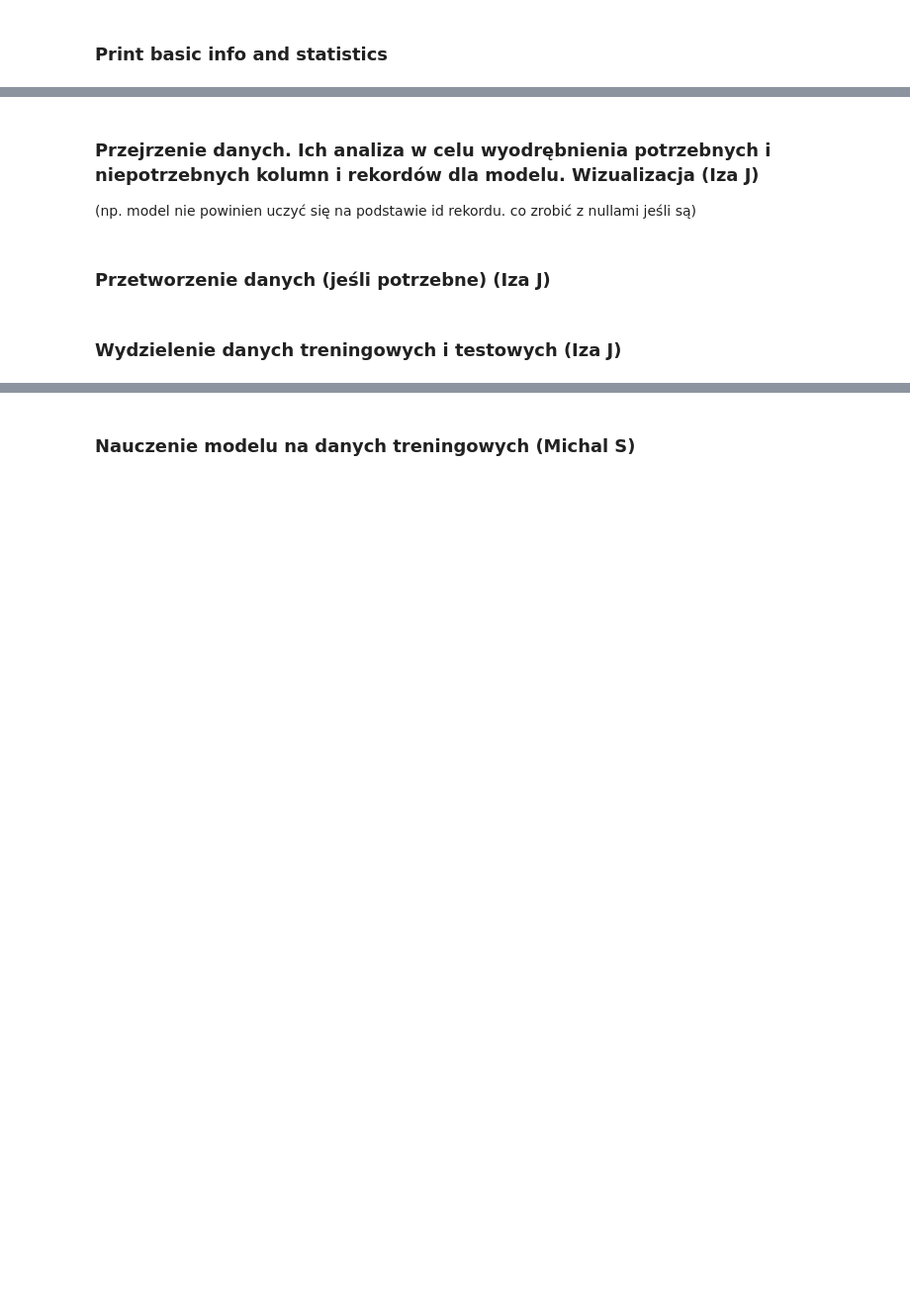
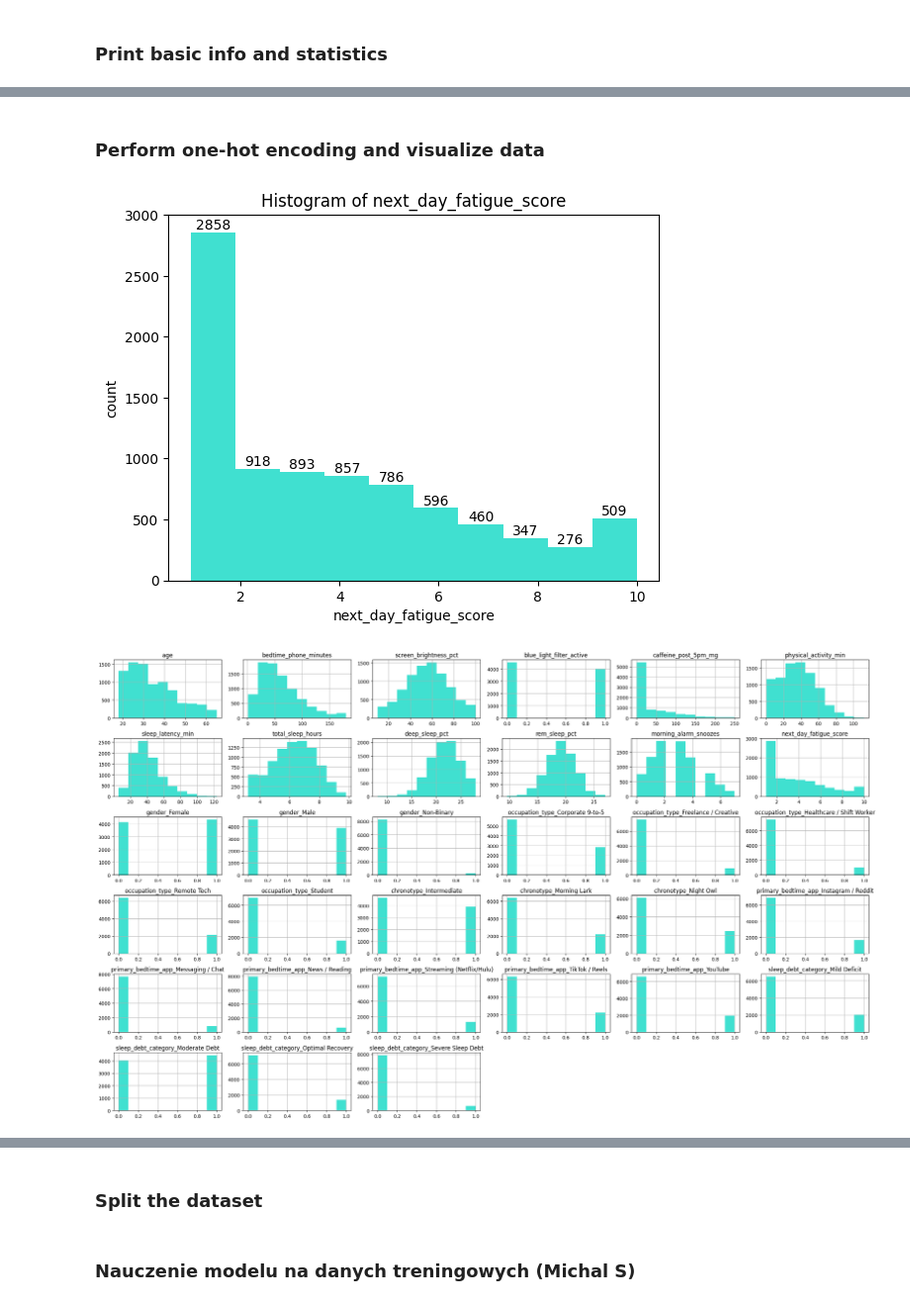
Before and after one commit to Krestal/eepyAI, a Jupyter notebook: eepyAI.ipynb, the cells around one changed output, grey strips where cells are left out. Shown at 99% size. Saved outputs shown, nothing was run; the diff lists cells and outputs as text; code cells hidden in the pictures; blank space fills up the shorter version.

Commit message:
visualize, encode, and split data

```diff
--- a/eepyAI.ipynb
+++ b/eepyAI.ipynb
@@ -78,7 +79,13 @@ There are 5 non-numerical columns:
-# %% [markdown]
-### Przejrzenie danych. Ich analiza w celu wyodrębnienia potrzebnych i niepotrzebnych kolumn i rekordów dla modelu. Wizualizacja (Iza J)
-(np. model nie powinien uczyć się na podstawie id rekordu. co zrobić z nullami jeśli są)
-# %% [markdown]
-### Przetworzenie danych (jeśli potrzebne) (Iza J)
-# %% [markdown]
-### Wydzielenie danych treningowych i testowych (Iza J)
+# %% [markdown]
+### Perform one-hot encoding and visualize data
+# %%
+columns_to_encode = df.select_dtypes(include=['object']).columns
+df = pd.get_dummies(df, columns=columns_to_encode, drop_first=False, dtype=int)
+
+analyzer = DataAnalyzer(df)
+analyzer.histogram("next_day_fatigue_score")
+analyzer.histogram_all_columns()
+analyzer.correlation_heatmap()
+# %% [output]
+[figure, added]
+[figure, added]
@@ -84,0 +93,2 @@ There are 5 non-numerical columns:
+# %% [markdown]
+### Split the dataset
```
Also changed, not shown: parts of 5 cells of this notebook, 2 other files.
